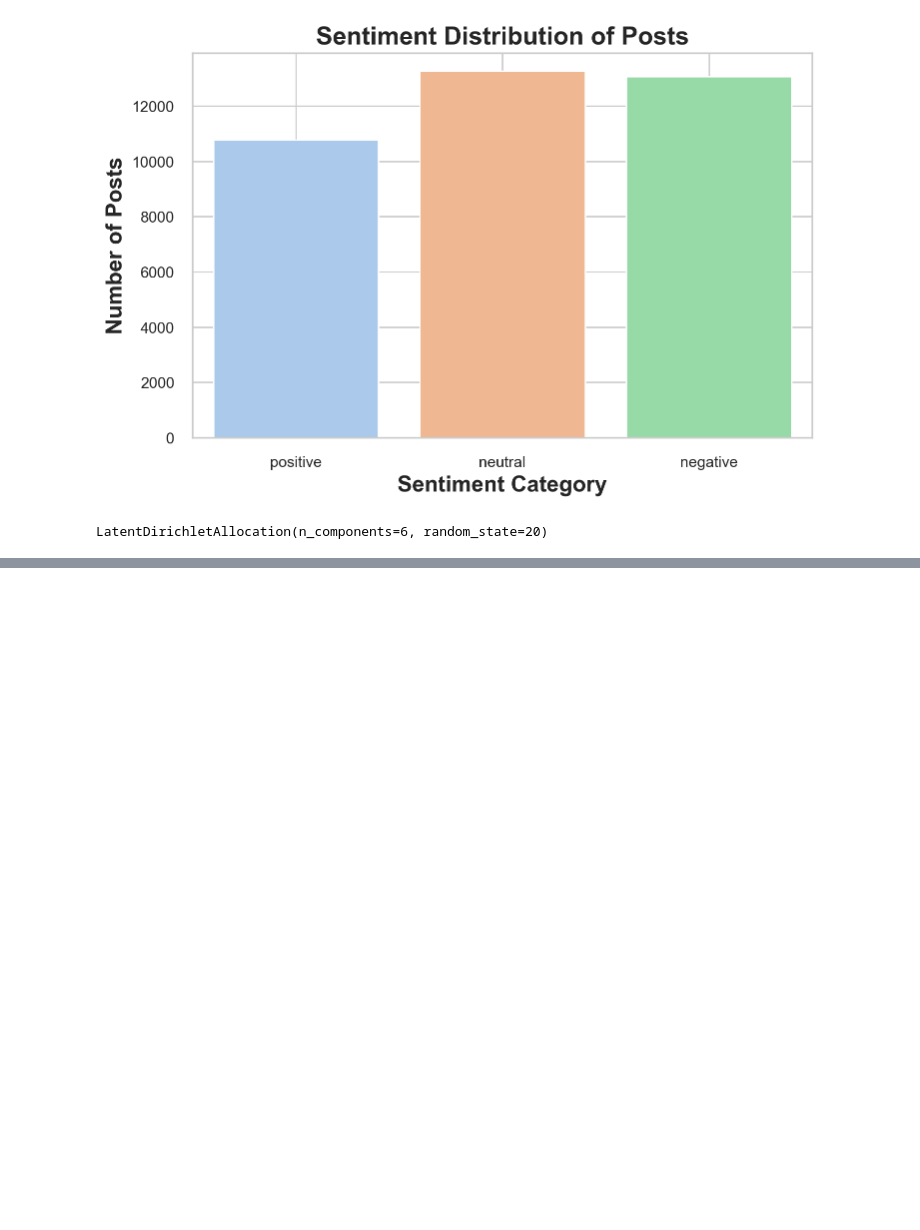
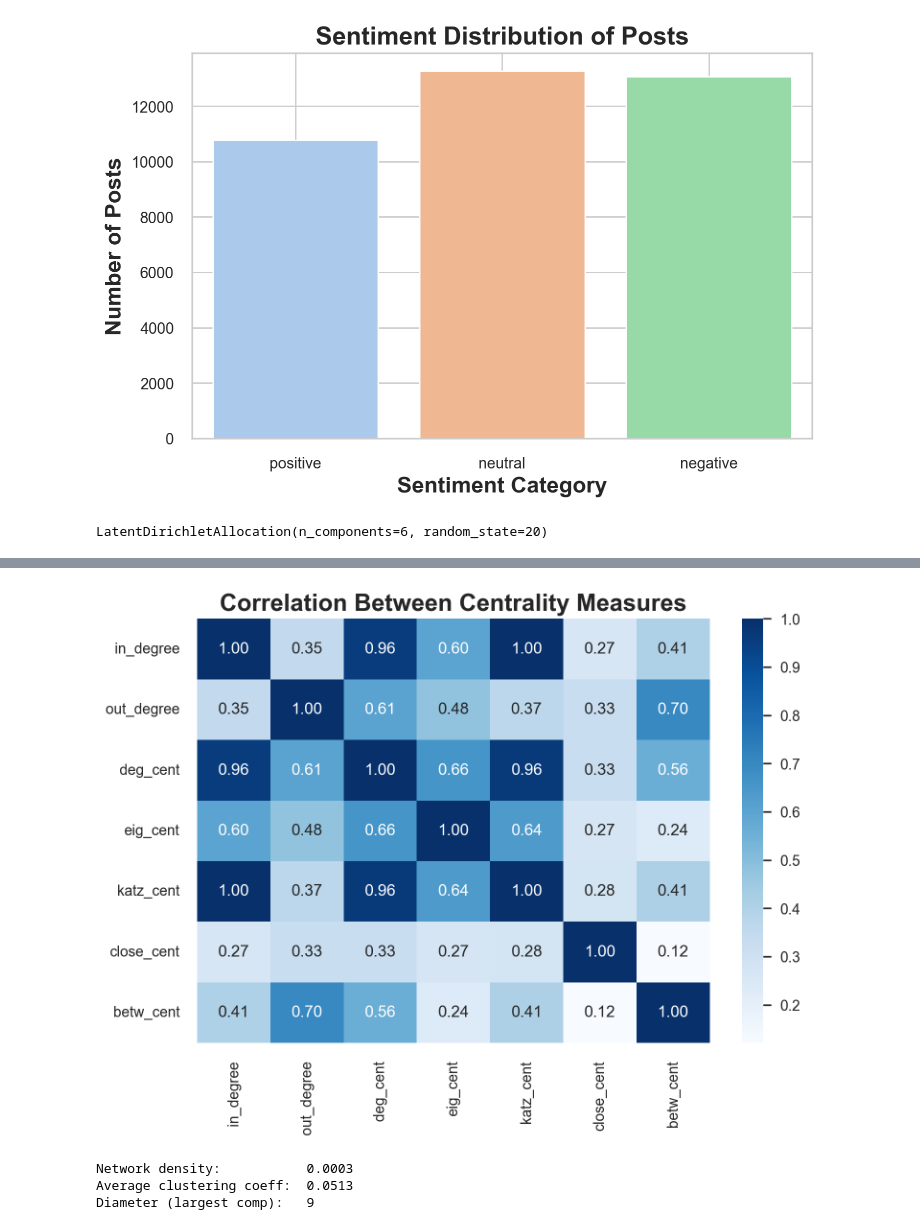
Before and after one commit to mayankkantharia/Social-Media-and-Network-Analysis-of-Russia-Ukraine-War, a Jupyter notebook: Processing/reddit_data_processing.ipynb, the cells around one changed output, grey strips where cells are left out. Cells and saved outputs as stored; diff of their text form; code cells hidden in the pictures; blank space fills up the shorter version.

Commit message:
network analysis

```diff
--- a/Processing/reddit_data_processing.ipynb
+++ b/Processing/reddit_data_processing.ipynb
@@ -358,0 +373,15 @@ CountVectorizer Model Log Likelihood: -2104921.2906027744
+# %%
+# Add “reply” edges (commenter → parent_author)
+for _, row in df[df['type']=='comment'].iterrows():
+    child = row['author']
+    # parent_id is like "t3_XXXXX" or "t1_YYYYY"
+    parent = id2author.get(row['parent_id'].split('_')[-1])
+    if parent:
+        G.add_edge(child, parent, type='reply')
+# %%
+# (Optional) Add “mention” edges (author → u/username)
+mention_pattern = re.compile(r'u/([A-Za-z0-9_-]+)')
+for _, row in df.iterrows():
+    author = row['author']
+    for m in mention_pattern.findall(row['text'] or ""):
+        G.add_edge(author, m, type='mention')
@@ -358,0 +424,22 @@ CountVectorizer Model Log Likelihood: -2104921.2906027744
+# %%
+# ---- Stage 4b: Summary Statistics & Further SNA ----
+
+# Compute raw degrees + all centralities
+in_deg       = dict(G.in_degree())
+out_deg      = dict(G.out_degree())
+deg_cent     = nx.degree_centrality(G)
+eig_cent     = nx.eigenvector_centrality(G, max_iter=1000)
+katz_cent    = nx.katz_centrality_numpy(G, alpha=0.005)           # tweak alpha if needed
+close_cent   = nx.closeness_centrality(G)
+bet_cent     = nx.betweenness_centrality(G)
+# %%
+# Assemble into DataFrame
+metrics_df = pd.DataFrame({
+    'in_degree'      : pd.Series(in_deg),
+    'out_degree'     : pd.Series(out_deg),
+    'deg_cent'       : pd.Series(deg_cent),
+    'eig_cent'       : pd.Series(eig_cent),
+    'katz_cent'      : pd.Series(katz_cent),
+    'close_cent'     : pd.Series(close_cent),
+    'betw_cent'      : pd.Series(bet_cent),
+})
@@ -358,0 +516,30 @@ CountVectorizer Model Log Likelihood: -2104921.2906027744
+# %%
+# Correlation heatmap
+plt.figure(figsize=(8,6))
+corr = metrics_df.corr()
+sns.heatmap(corr, annot=True, fmt=".2f", cmap="Blues")
+plt.title("Correlation Between Centrality Measures")
+plt.tight_layout()
+plt.show()
+# %% [output]
+[figure, added]
+# %%
+# Some global network stats
+
+print(f"Network density:           {nx.density(G):.4f}")
+# average_clustering will implicitly treat it as undirected
+print(f"Average clustering coeff:  {nx.average_clustering(G):.4f}")
+
+# Build the undirected graph and find its largest connected component
+UG = G.to_undirected()
+largest_cc = max(nx.connected_components(UG), key=len)
+
+# Create an undirected subgraph on that component
+H = UG.subgraph(largest_cc)
+
+# Now diameter is well-defined on this undirected, connected subgraph
+print(f"Diameter (largest comp):   {nx.diameter(H):d}")
+# %% [output]
+Network density:           0.0003
+Average clustering coeff:  0.0513
+Diameter (largest comp):   9
```
Also changed, not shown: parts of 15 cells of this notebook, 2 other files.
